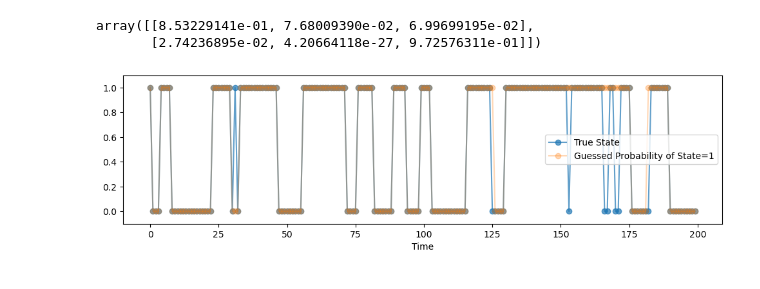
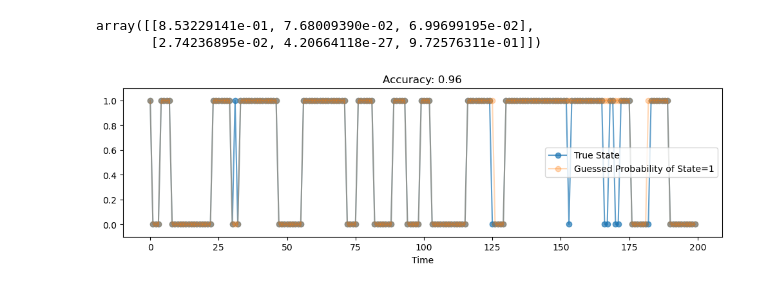
Before and after one commit to RasmusML/musicHMM, a Jupyter notebook: toy_example.ipynb, the cells around one changed output. Drawn from its saved outputs; the diff is of its cells as text; code cells hidden in the pictures.

```diff
--- a/toy_example.ipynb
+++ b/toy_example.ipynb
@@ -124,14 +127,17 @@ model.emissionprob_
 array([[8.53229141e-01, 7.68009390e-02, 6.99699195e-02],
        [2.74236895e-02, 4.20664118e-27, 9.72576311e-01]])
 # %%
-p = model.predict(obs_seq.reshape(-1,1))
+hidden_pred = model.predict(obs_seq.reshape(-1,1))
+
+acc = np.mean(hidden_pred == states)
 
 plt.figure(figsize=(12,3))
-plt.plot(states.T,'-o',alpha=0.7)
-plt.plot(p, '-o',alpha=0.3)
-plt.legend(('True State','Guessed Probability of State=1'), loc = 'right')
+plt.plot(states.T,"-o", alpha=0.7)
+plt.plot(hidden_pred, "-o", alpha=0.3)
+plt.legend(("True State","Guessed Probability of State=1"), loc="right")
 plt.ylim(-0.1,1.1)
-plt.xlabel('Time')
+plt.xlabel("Time")
+plt.title(f"Accuracy: {acc}")
 plt.draw()
 # %% [output]
-[figure, old version]
+[figure, new version]
```
Also changed, not shown: parts of 2 cells of this notebook, 1 other file.
